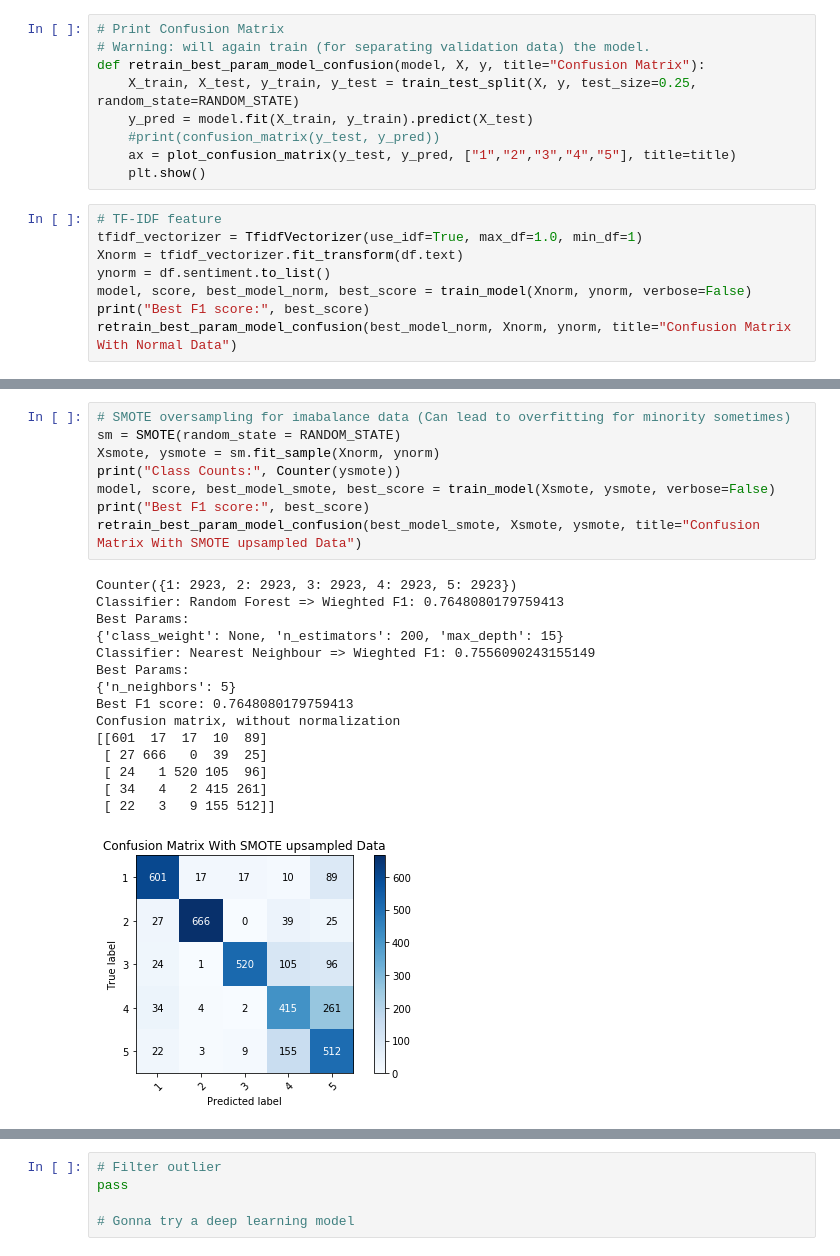
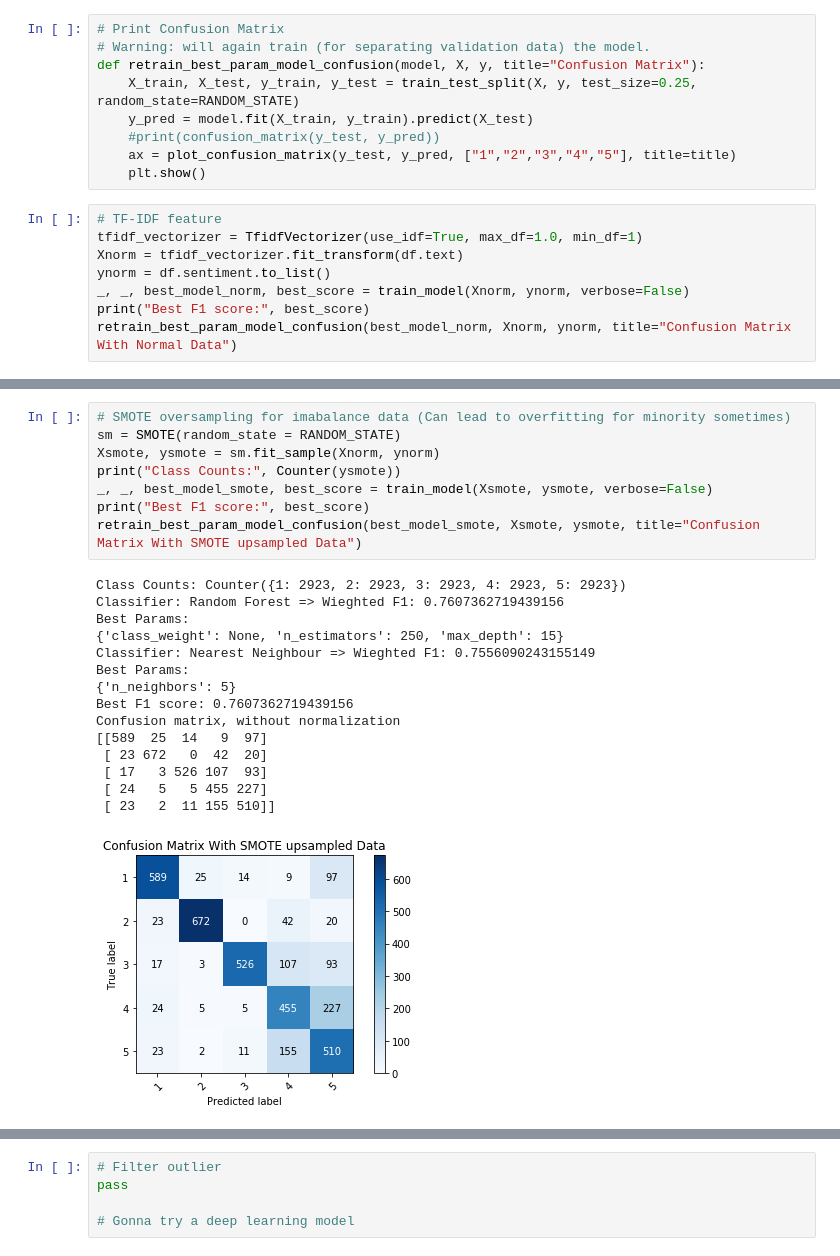
Before and after one commit to rmalav15/sentiment, a Jupyter notebook: EDA_Modeling_Sklearn.ipynb, the cells around one changed output, grey strips where cells are left out. Cells and saved outputs as stored; diff of their text form.

```diff
--- a/EDA.ipynb
+++ b/EDA_Modeling_Sklearn.ipynb
@@ -224,7 +226,7 @@ def retrain_best_param_model_confusion(model, X, y, title="Confusion Matrix"):
 tfidf_vectorizer = TfidfVectorizer(use_idf=True, max_df=1.0, min_df=1)
 Xnorm = tfidf_vectorizer.fit_transform(df.text)
 ynorm = df.sentiment.to_list()
-model, score, best_model_norm, best_score = train_model(Xnorm, ynorm, verbose=False)
+_, _, best_model_norm, best_score = train_model(Xnorm, ynorm, verbose=False)
 print("Best F1 score:", best_score)
 retrain_best_param_model_confusion(best_model_norm, Xnorm, ynorm, title="Confusion Matrix With Normal Data")
 # %% [output]
@@ -245,27 +247,27 @@ Confusion matrix, without normalization
 # %%
 # SMOTE oversampling for imabalance data (Can lead to overfitting for minority sometimes)
 sm = SMOTE(random_state = RANDOM_STATE)
 Xsmote, ysmote = sm.fit_sample(Xnorm, ynorm)
 print("Class Counts:", Counter(ysmote))
-model, score, best_model_smote, best_score = train_model(Xsmote, ysmote, verbose=False)
+_, _, best_model_smote, best_score = train_model(Xsmote, ysmote, verbose=False)
 print("Best F1 score:", best_score)
 retrain_best_param_model_confusion(best_model_smote, Xsmote, ysmote, title="Confusion Matrix With SMOTE upsampled Data")
 # %% [output]
-Counter({1: 2923, 2: 2923, 3: 2923, 4: 2923, 5: 2923})
-Classifier: Random Forest => Wieghted F1: 0.7648080179759413
+Class Counts: Counter({1: 2923, 2: 2923, 3: 2923, 4: 2923, 5: 2923})
+Classifier: Random Forest => Wieghted F1: 0.7607362719439156
 Best Params:
-{'class_weight': None, 'n_estimators': 200, 'max_depth': 15}
+{'class_weight': None, 'n_estimators': 250, 'max_depth': 15}
 Classifier: Nearest Neighbour => Wieghted F1: 0.7556090243155149
 Best Params:
 {'n_neighbors': 5}
-Best F1 score: 0.7648080179759413
+Best F1 score: 0.7607362719439156
 Confusion matrix, without normalization
-[[601  17  17  10  89]
- [ 27 666   0  39  25]
- [ 24   1 520 105  96]
- [ 34   4   2 415 261]
- [ 22   3   9 155 512]]
+[[589  25  14   9  97]
+ [ 23 672   0  42  20]
+ [ 17   3 526 107  93]
+ [ 24   5   5 455 227]
+ [ 23   2  11 155 510]]
-[figure, old version]
+[figure, new version]
 # %%
 smenn = SMOTEENN(random_state = RANDOM_STATE)
 Xsmotenn, ysmotenn = smenn.fit_sample(Xnorm, ynorm)
```
Also changed, not shown: parts of 5 cells of this notebook, 4 other files.
